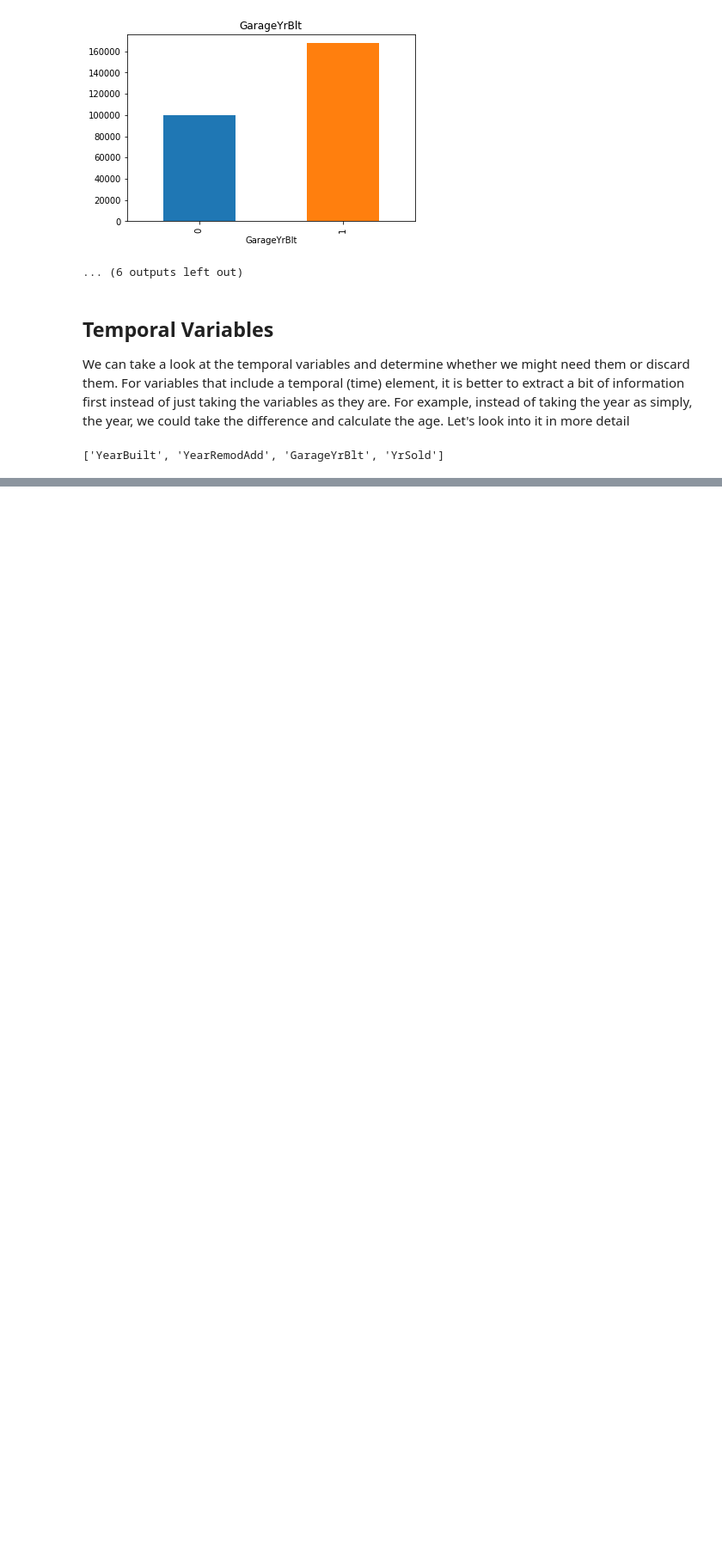
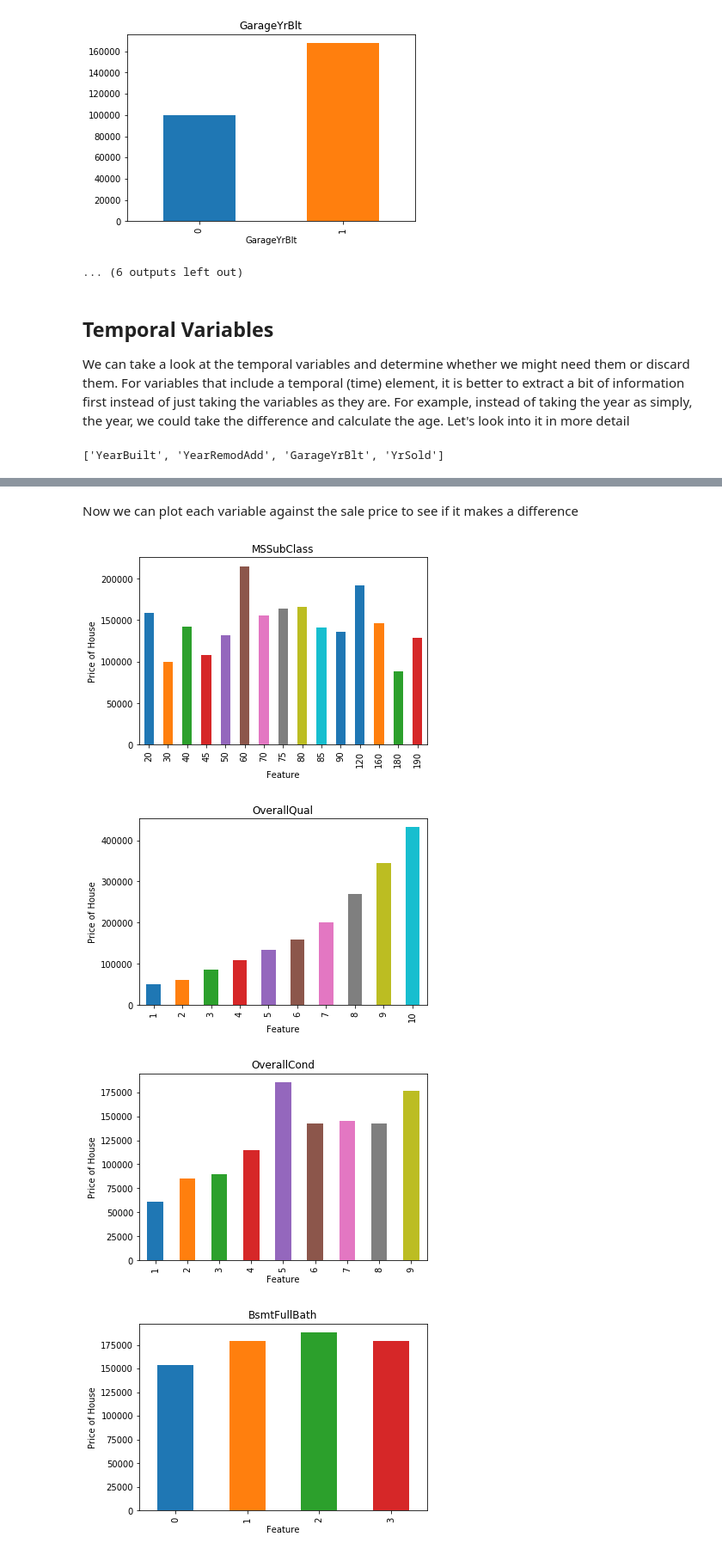
Before and after one commit to atifs/Machine-Learning-Infrastructure, a Jupyter notebook: Data_Analysis.ipynb, the cells around one changed output, grey strips where cells are left out. Shown: that part at 86% size. Drawn from its saved outputs; the diff is of its cells as text; code cells hidden in the pictures; blank space fills up the shorter version.

```diff
--- a/Data_Analysis.ipynb
+++ b/Data_Analysis.ipynb
@@ -96,0 +148,3 @@ we imm
+# %%
+disc_var = [var for var in data.columns if len(data[var].unique()) < 20 and data[var].dtypes != 'O']
+data[disc_var].head()
@@ -96,0 +158,18 @@ we imm
+# %% [markdown]
+Now we can plot each variable against the sale price to see if it makes a difference
+# %%
+def analyze_disc(df,var):
+    df = df.copy()
+    df.groupby(var)['SalePrice'].median().plot.bar()
+    plt.title(var)
+    plt.ylabel('Price of House')
+    plt.xlabel('Feature')
+    plt.show()
+
+for var in disc_var:
+    analyze_disc(data,var)
+# %% [output]
+[figure, added]
+[figure, added]
+[figure, added]
+[figure, added]
```
Also changed, not shown: parts of 23 cells of this notebook.
